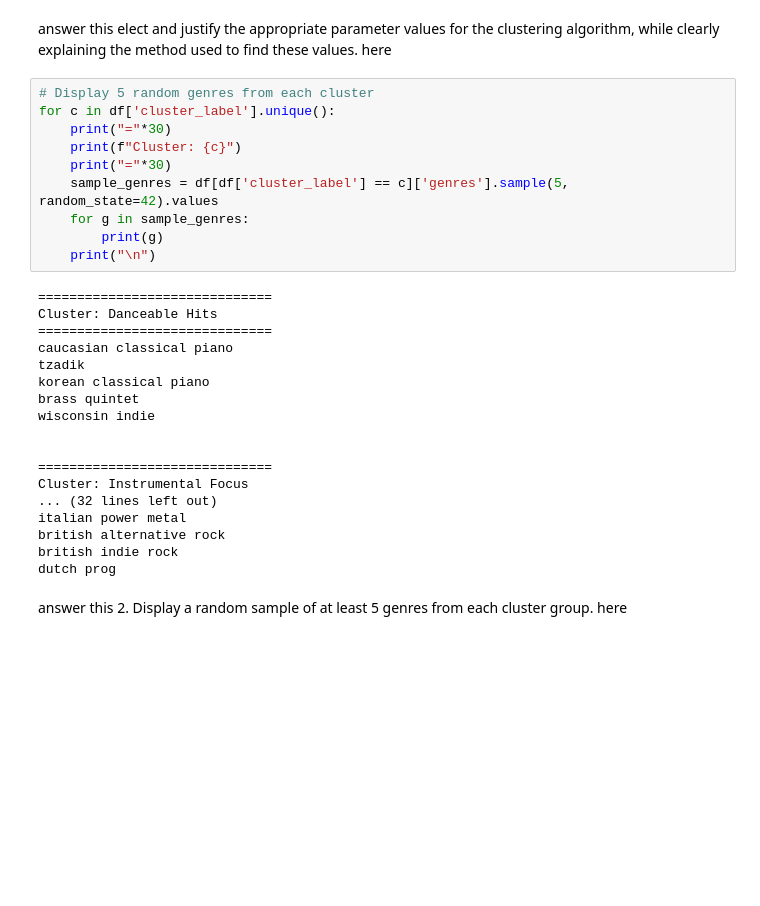
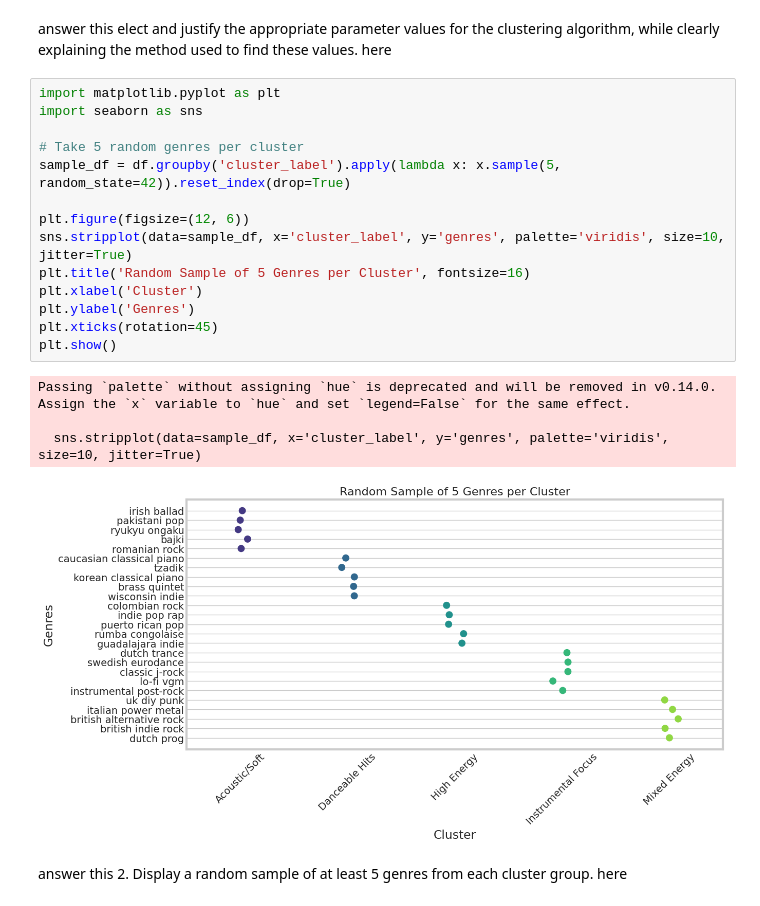
Before and after one commit to eltayeb05/new_repo, a Jupyter notebook: Clustering_Mini_Project.ipynb, the cells around one changed output. Cells and saved outputs as stored; diff of their text form; blank space fills up the shorter version.

```diff
--- a/Clustering_Mini_Project.ipynb
+++ b/Clustering_Mini_Project.ipynb
@@ -449,34 +449,25 @@ plt.show()
 [figure]
 # %% [markdown]
 answer this elect and justify the appropriate parameter values for the clustering algorithm, while clearly explaining the method used to find these values. here
-# %%
-# Display 5 random genres from each cluster
-for c in df['cluster_label'].unique():
-    print("="*30)
-    print(f"Cluster: {c}")
-    print("="*30)
-    sample_genres = df[df['cluster_label'] == c]['genres'].sample(5, random_state=42).values
-    for g in sample_genres:
-        print(g)
-    print("\n")
-# %% [output]
-==============================
-Cluster: Danceable Hits
-==============================
-caucasian classical piano
-tzadik
-korean classical piano
-brass quintet
-wisconsin indie
-
-
-==============================
-Cluster: Instrumental Focus
-... (32 lines left out)
-italian power metal
-british alternative rock
-british indie rock
-dutch prog
+# %%
+import matplotlib.pyplot as plt
+import seaborn as sns
+
+# Take 5 random genres per cluster
+sample_df = df.groupby('cluster_label').apply(lambda x: x.sample(5, random_state=42)).reset_index(drop=True)
+
+plt.figure(figsize=(12, 6))
+sns.stripplot(data=sample_df, x='cluster_label', y='genres', palette='viridis', size=10, jitter=True)
+plt.title('Random Sample of 5 Genres per Cluster', fontsize=16)
+plt.xlabel('Cluster')
+plt.ylabel('Genres')
+plt.xticks(rotation=45)
+plt.show()
+# %% [output]
+Passing `palette` without assigning `hue` is deprecated and will be removed in v0.14.0. Assign the `x` variable to `hue` and set `legend=False` for the same effect.
+
+  sns.stripplot(data=sample_df, x='cluster_label', y='genres', palette='viridis', size=10, jitter=True)
+[figure, added]
 # %% [markdown]
 answer this 2. Display a random sample of at least 5 genres from each cluster group.
  here
```
